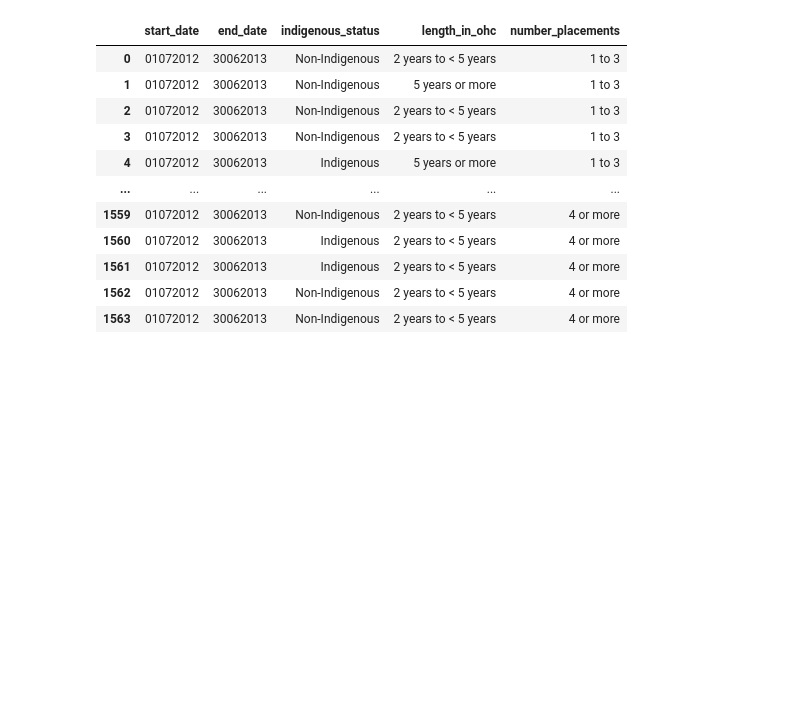
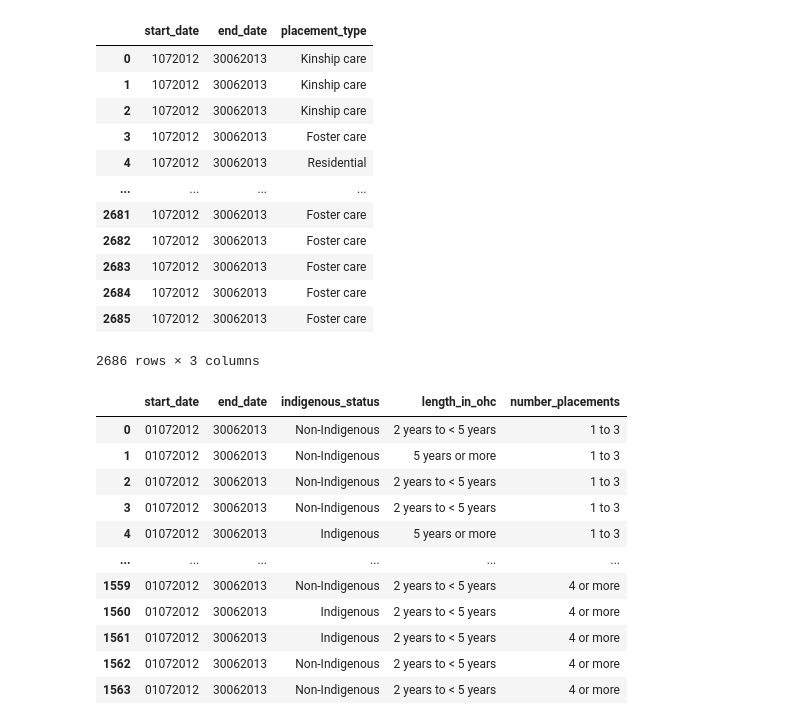
Before and after one commit to BonnerDev/final-project, a Jupyter notebook: workbook.ipynb, the cells around one changed output. Saved outputs shown, nothing was run; the diff lists cells and outputs as text; code cells hidden in the pictures; blank space fills up the shorter version.

```diff
--- a/workbook.ipynb
+++ b/workbook.ipynb
@@ -18,6 +18,22 @@ data4=pd.read_sql("select * from commence_exit_by_state",conn)
 data5=pd.read_sql("select * from wa_safety_wellbeing",conn)
 data6=pd.read_sql("select * from wa_child_in_care",conn)
 data7=pd.read_sql("select * from exiting_indigenous_length_placement",conn)
+# %%
+data
+# %% [output]
+|  | start_date | end_date | placement_type |
+| 0 | 1072012 | 30062013 | Kinship care |
+| 1 | 1072012 | 30062013 | Kinship care |
+| 2 | 1072012 | 30062013 | Kinship care |
+| 3 | 1072012 | 30062013 | Foster care |
+| 4 | 1072012 | 30062013 | Residential |
+| ... | ... | ... | ... |
+| 2681 | 1072012 | 30062013 | Foster care |
+| 2682 | 1072012 | 30062013 | Foster care |
+| 2683 | 1072012 | 30062013 | Foster care |
+| 2684 | 1072012 | 30062013 | Foster care |
+| 2685 | 1072012 | 30062013 | Foster care |
+2686 rows × 3 columns
 # %%
 data7
 # %% [output]
```
Also changed, not shown: parts of 2 cells of this notebook, 4 other files.
